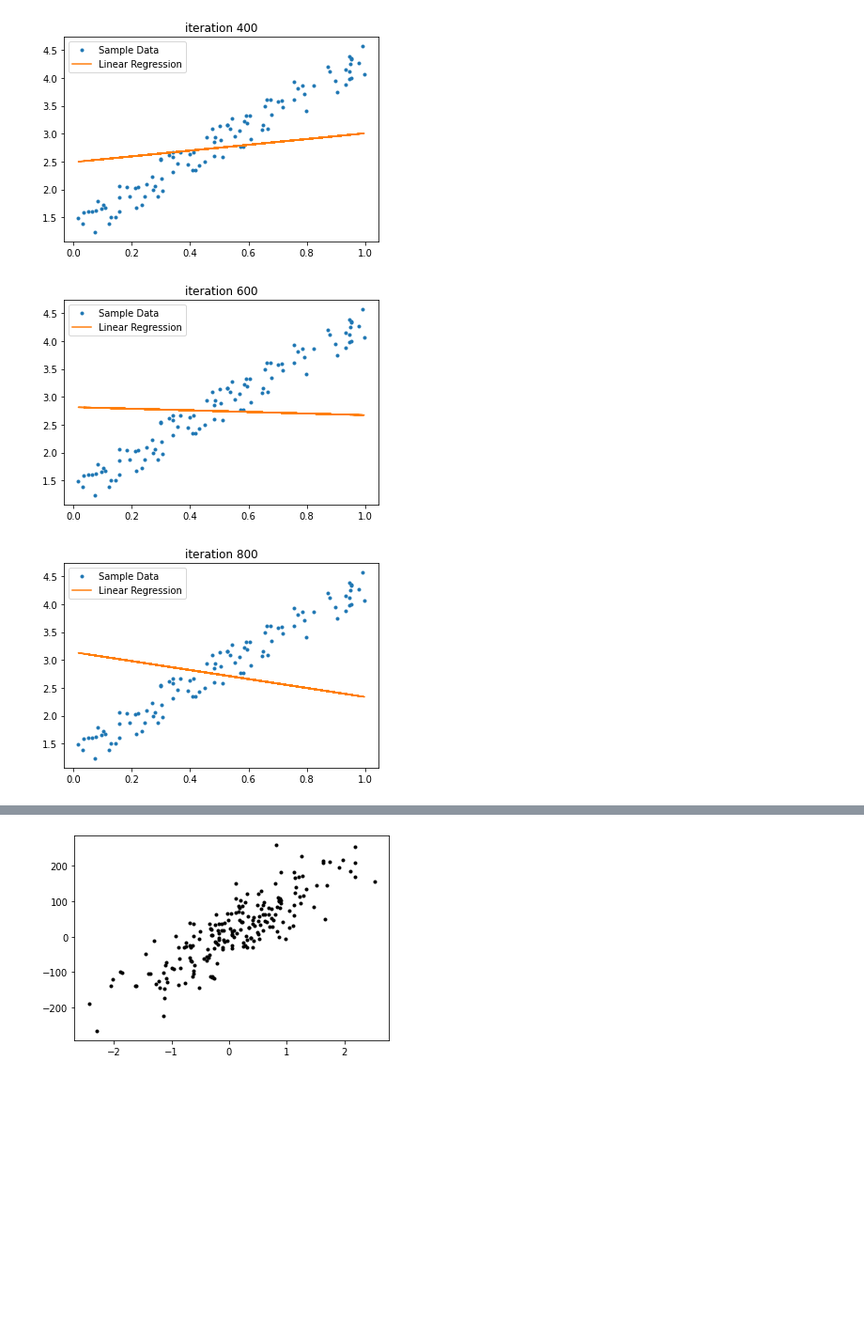
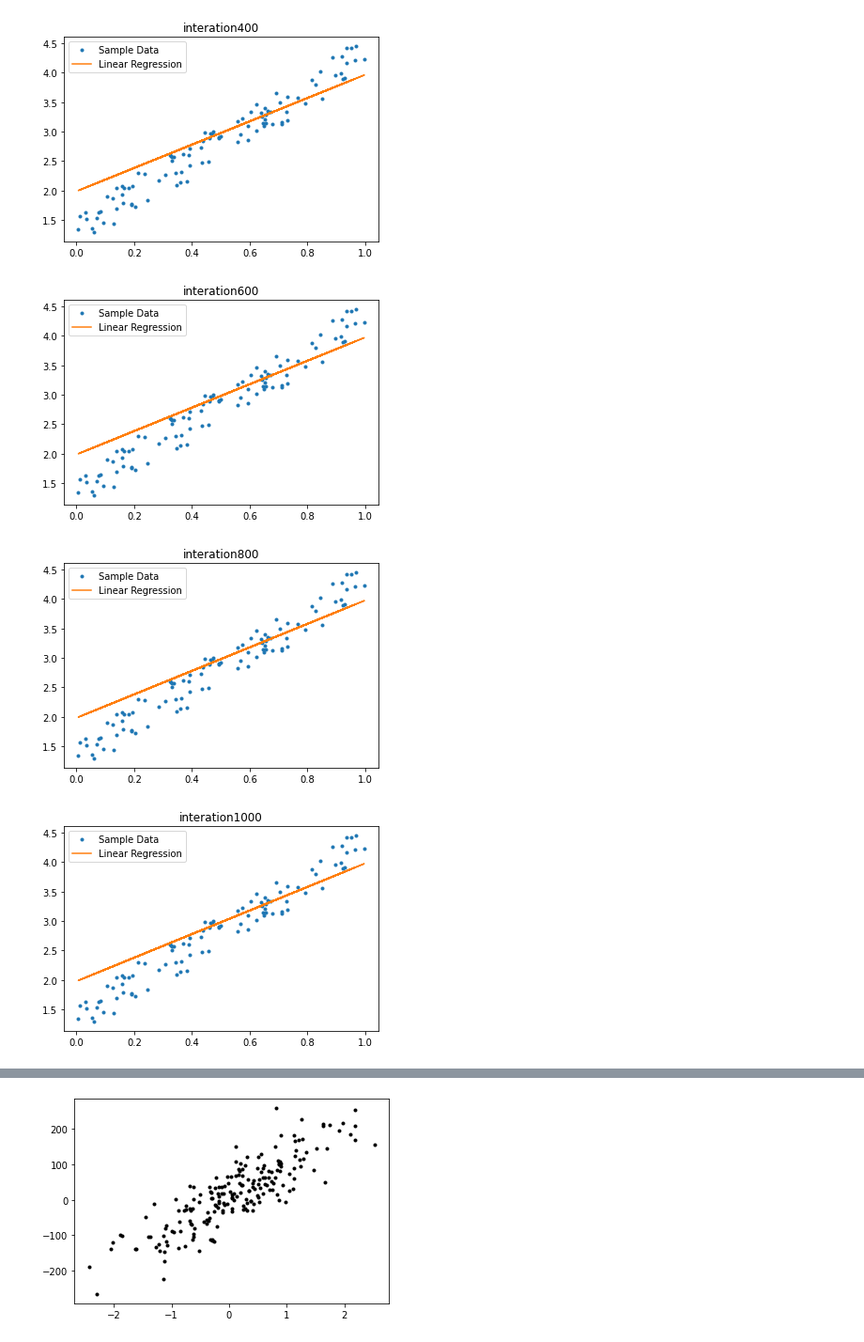
Before and after one commit to lyngoo/lyn, a Jupyter notebook: 이인구7,8강_실습과제.ipynb, the cells around one changed output, grey strips where cells are left out. Shown at 94% size. Drawn from its saved outputs; the diff is of its cells as text; code cells hidden in the pictures; blank space fills up the shorter version.

```diff
--- a/이인구7,8강_실습과제.ipynb
+++ b/이인구7,8강_실습과제.ipynb
@@ -19,22 +19,24 @@ alpha=0.01
 n=100
 err_evolve=[]
 it_index=[]
-for it in range(1000):
+for it in range(2000):
 
   delta_a=0
   delta_b=0
   err=0
   for i in range(n):
-    delta_a=delta_a+2*(a*x[i]+b-y[i])+x[i]
-    delta_b=delta_b+2*(a*x[i]+b-y[i])
+    delta_a=delta_a+2*(a*x[i]+b-y[i])*x[i]
+    delta_b=delta_a+2*(a*x[i]+b-y[i])
     err=err+(a*x[i]+b-y[i])*(a*x[i]+b-y[i])/n
   a=a-alpha*delta_a/n
   b=b-alpha*delta_b/n
+
   err_evolve.append(err)
   it_index.append(it)
+
   if it%200==0:
     plt.plot(x,y,'.',x,a*x+b)
     plt.legend(labels=('Sample Data','Linear Regression'))
-    plt.title('iteration %d' %it)
+    plt.title('interation%d' %it)
     plt.show()
 # %% [output]
@@ -43,3 +45,4 @@ for it in range(1000):
-[figure, old version]
+[figure, new version]
-[figure, old version]
+[figure, new version]
-[figure, old version]
+[figure, new version]
+[figure, added]
```
Also changed, not shown: parts of 31 cells of this notebook.
